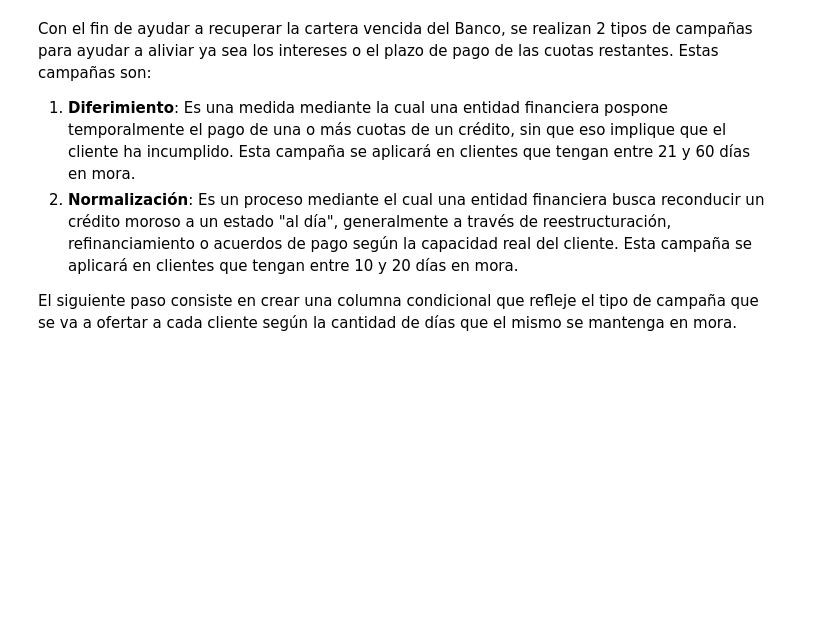
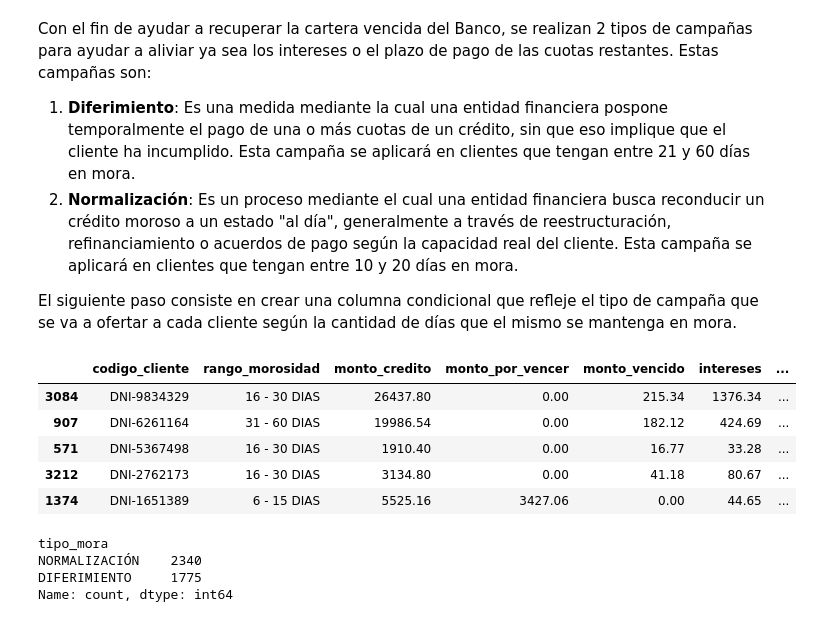
Before and after one commit to carlos-calderon-cabezas/financial-relief-analysis, a Jupyter notebook: analisis_alivio_financiero.ipynb, the cells around one changed output. Saved outputs shown, nothing was run; the diff lists cells and outputs as text; code cells hidden in the pictures; blank space fills up the shorter version.

```diff
--- a/analisis_alivio_financiero.ipynb
+++ b/analisis_alivio_financiero.ipynb
@@ -182,0 +187,16 @@ df_morosidad["tipo_mora"] = np.select(condiciones, resultados, default="NO_APLIC
+# %%
+df_morosidad.sample(5)
+# %% [output]
+|  | codigo_cliente | rango_morosidad | monto_credito | monto_por_vencer | monto_vencido | intereses | ... |
+| 3084 | DNI-9834329 | 16 - 30 DIAS | 26437.80 | 0.00 | 215.34 | 1376.34 | ... |
+| 907 | DNI-6261164 | 31 - 60 DIAS | 19986.54 | 0.00 | 182.12 | 424.69 | ... |
+| 571 | DNI-5367498 | 16 - 30 DIAS | 1910.40 | 0.00 | 16.77 | 33.28 | ... |
+| 3212 | DNI-2762173 | 16 - 30 DIAS | 3134.80 | 0.00 | 41.18 | 80.67 | ... |
+| 1374 | DNI-1651389 | 6 - 15 DIAS | 5525.16 | 3427.06 | 0.00 | 44.65 | ... |
+# %%
+df_morosidad["tipo_mora"].value_counts()
+# %% [output]
+tipo_mora
+NORMALIZACIÓN    2340
+DIFERIMIENTO     1775
+Name: count, dtype: int64
```
Also changed, not shown: parts of 3 cells of this notebook.
